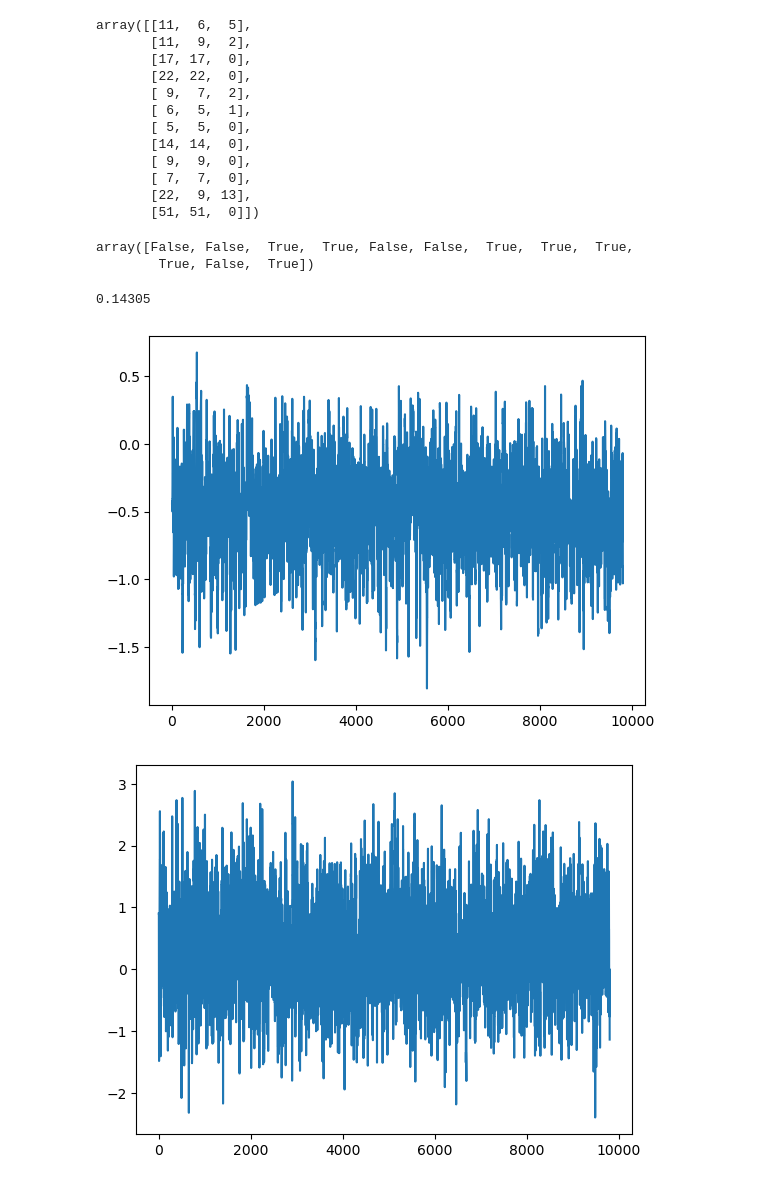
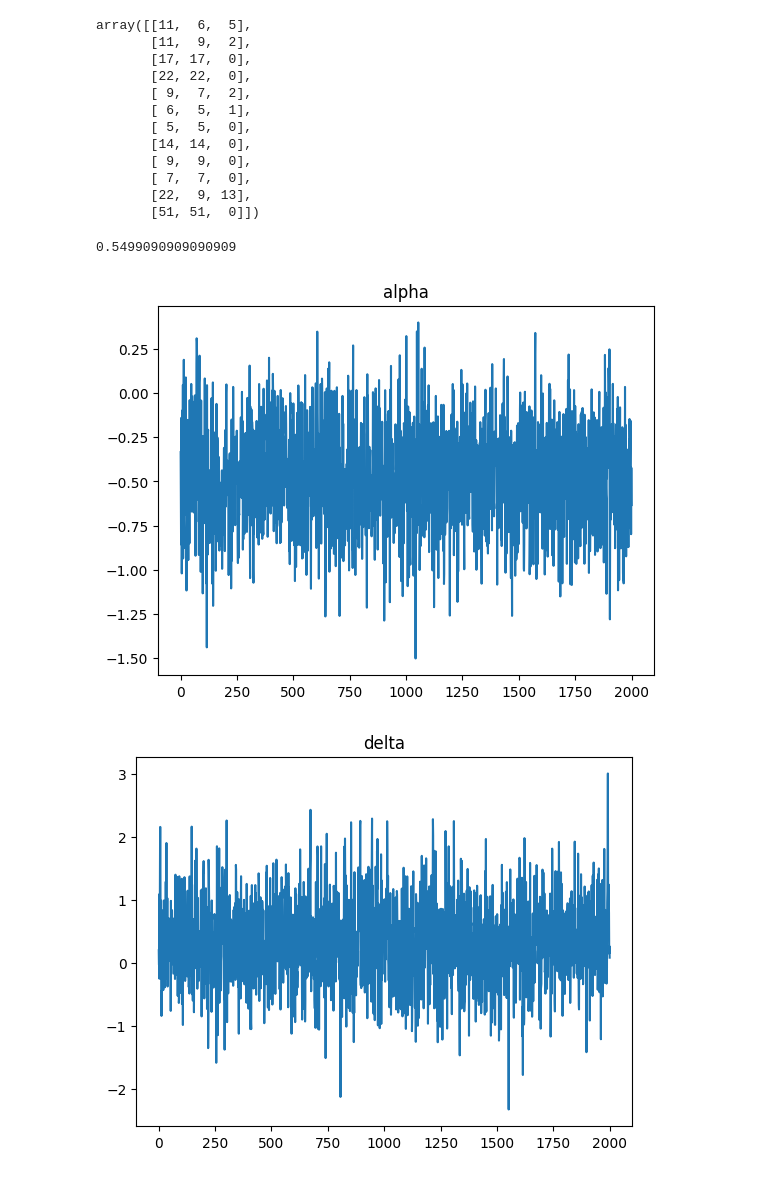
Before and after one commit to Matthieutrtr/Heart_Project, a Jupyter notebook: Essai Algo de Gibbs Hearts.ipynb, the cells around one changed output. Cells and saved outputs as stored; diff of their text form; code cells hidden in the pictures.

```diff
--- a/Essai Algo de Gibbs Hearts.ipynb
+++ b/Essai Algo de Gibbs Hearts.ipynb
@@ -30,18 +30,13 @@ array([[11,  6,  5],
        [ 7,  7,  0],
        [22,  9, 13],
        [51, 51,  0]])
-# %%
-y == 0
-# %% [output]
-array([False, False,  True,  True, False, False,  True,  True,  True,
-        True, False,  True])
 # %%
-def Hearts_gibbs(nchain, sigma_delta, sigma_alpha, data_hearts, thinning_step = 1, nb_burn = 0):
+def Hearts_gibbs(nchain, sigma_delta, sigma_alpha, tau, sigma, data_hearts, thinning_step = 1, nb_burn = 0):
     chain = np.zeros((nchain+1,2))  #première colonne les alpha, 2nde colonne les delta + initialisation à (0,0)
 
     index_thinning = np.arange(start=0, stop=nchain+1 - nb_burn, step=thinning_step) # Pour élaguer en fin d'algo
 
-    T = data_hearts[:,0]  # X + Y
+    T = data_hearts[:,0]  # X + Y (total number of PVC)
     X = data_hearts[:,1]  # Nb de PVC Avant traitement
     Y = data_hearts[:,2]  # Nb de PVC après traitement
 
@@ -61,15 +56,15 @@ def Hearts_gibbs(nchain, sigma_delta, sigma_alpha, data_hearts, thinning_step =
                 delta = vect_prop[1]
                 alpha_prop = coord_prop
 
-                top = np.log(rnd.normal(0,10000)) + np.sum(np.log((np.exp(delta)+(1+np.exp(alpha_prop))**(-T))*(Y==0)+np.exp(alpha_prop*Y)*((1+np.exp(alpha_prop))**(-T)*(Y!=0))))
-                bottom = np.log(rnd.normal(0,10000)) + np.sum(np.log((np.exp(delta)+(1+np.exp(alpha))**(-T))*(Y==0)+np.exp(alpha*Y)*((1+np.exp(alpha))**(-T)*(Y!=0))))
+                top = -alpha_prop**2/(2*sigma) + np.sum(np.log((np.exp(delta)+(1+np.exp(alpha_prop))**(-T))*(Y==0)+np.exp(alpha_prop*Y)*((1+np.exp(alpha_prop))**(-T)*(Y!=0))))
+                bottom = -alpha**2/(2*sigma) + np.sum(np.log((np.exp(delta)+(1+np.exp(alpha))**(-T))*(Y==0)+np.exp(alpha*Y)*((1+np.exp(alpha))**(-T)*(Y!=0))))
             else: # On modifie delta
                 alpha = vect_prop[0]  #si maj du alpha celle-ci a été prise en compte dans le vect_prop
                 delta = vect_prop[1]
                 delta_prop = coord_prop
 
-                top = np.log(rnd.normal(0,10000)) + np.sum(np.log(((1+np.exp(delta_prop))**(-1)*(np.exp(delta_prop)+(1+np.exp(alpha))**(-T)))*(Y==0)+(1+np.exp(delta_prop))**(-1)*(Y!=0)))
-                bottom = np.log(rnd.normal(0,10000)) + np.sum(np.log(((1+np.exp(delta))**(-1)*(np.exp(delta)+(1+np.exp(alpha))**(-T)))*(Y==0)+(1+np.exp(delta))**(-1)*(Y!=0)))
+                top = -delta_prop**2/(2*tau) + np.sum(np.log(((1+np.exp(delta_prop))**(-1)*(np.exp(delta_prop)+(1+np.exp(alpha))**(-T)))*(Y==0)+(1+np.exp(delta_prop))**(-1)*(Y!=0)))
+                bottom = -delta**2/(2*tau) + np.sum(np.log(((1+np.exp(delta))**(-1)*(np.exp(delta)+(1+np.exp(alpha))**(-T)))*(Y==0)+(1+np.exp(delta))**(-1)*(Y!=0)))
 
 
             acc_prob = np.exp(top - bottom)
@@ -85,17 +80,22 @@ def Hearts_gibbs(nchain, sigma_delta, sigma_alpha, data_hearts, thinning_step =
 
     return(chain, tx_acc/(2*nchain))
 # %%
-chain_gibbs, tx_Acc = Hearts_gibbs(50000, 1,0.25,hearts, 5, 1000)
+tau = 10**4
+sigma = 10**4
+
+chain_gibbs, tx_Acc = Hearts_gibbs(11000, 1, 0.5, tau, sigma, hearts, 5, 1000)
 # %%
 tx_Acc
 # %% [output]
-0.14305
+0.5499090909090909
 # %%
 plt.plot(chain_gibbs[:,0])
+plt.title("alpha")
 plt.show()
 plt.plot(chain_gibbs[:,1])
+plt.title("delta")
 plt.show()
 # %% [output]
-[figure, old version]
+[figure, new version]
-[figure, old version]
+[figure, new version]
 # %%
```
Also changed, not shown: parts of 1 cell of this notebook.
